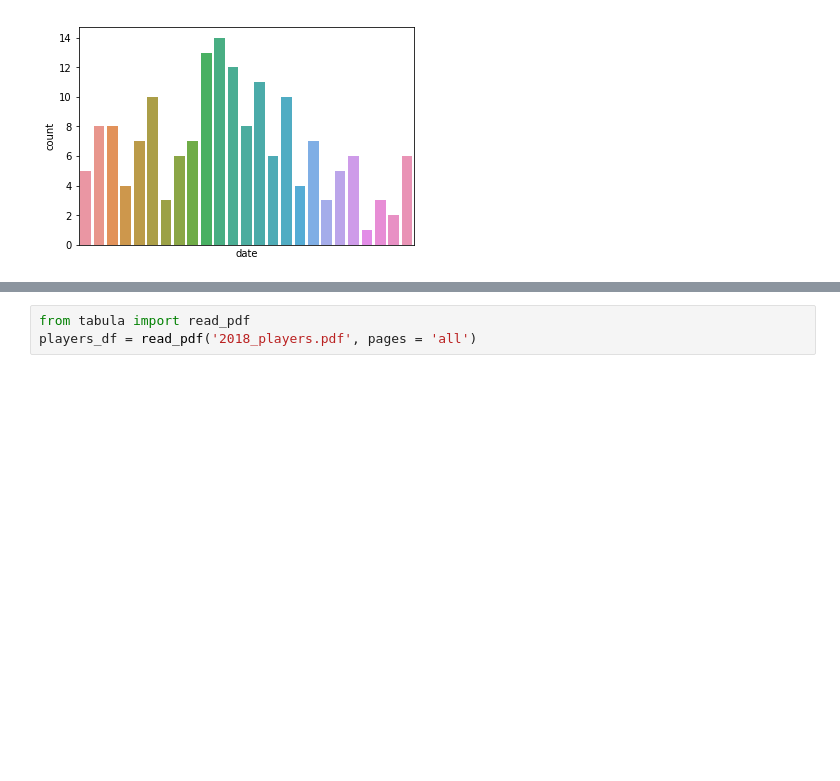
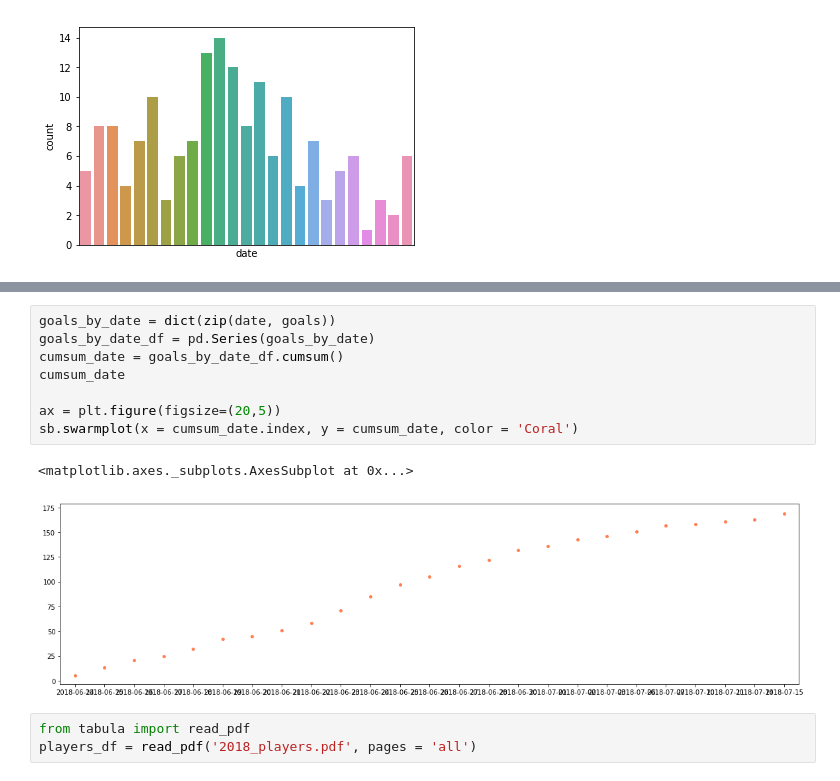
Before and after one commit to finnqiao/2018worldcup_viz, a Jupyter notebook: 2018_viz.ipynb, the cells around one changed output, grey strips where cells are left out. Cells and saved outputs as stored; diff of their text form; blank space fills up the shorter version.

```diff
--- a/2018_viz.ipynb
+++ b/2018_viz.ipynb
@@ -364,3 +383,14 @@ ax.set(xticks=[])
+# %%
+goals_by_date = dict(zip(date, goals))
+goals_by_date_df = pd.Series(goals_by_date)
+cumsum_date = goals_by_date_df.cumsum()
+cumsum_date
+
+ax = plt.figure(figsize=(20,5))
+sb.swarmplot(x = cumsum_date.index, y = cumsum_date, color = 'Coral')
+# %% [output]
+<matplotlib.axes._subplots.AxesSubplot at 0x...>
+[figure, added]
 # %%
 from tabula import read_pdf
 players_df = read_pdf('2018_players.pdf', pages = 'all')
```
Also changed, not shown: parts of 3 cells of this notebook.
